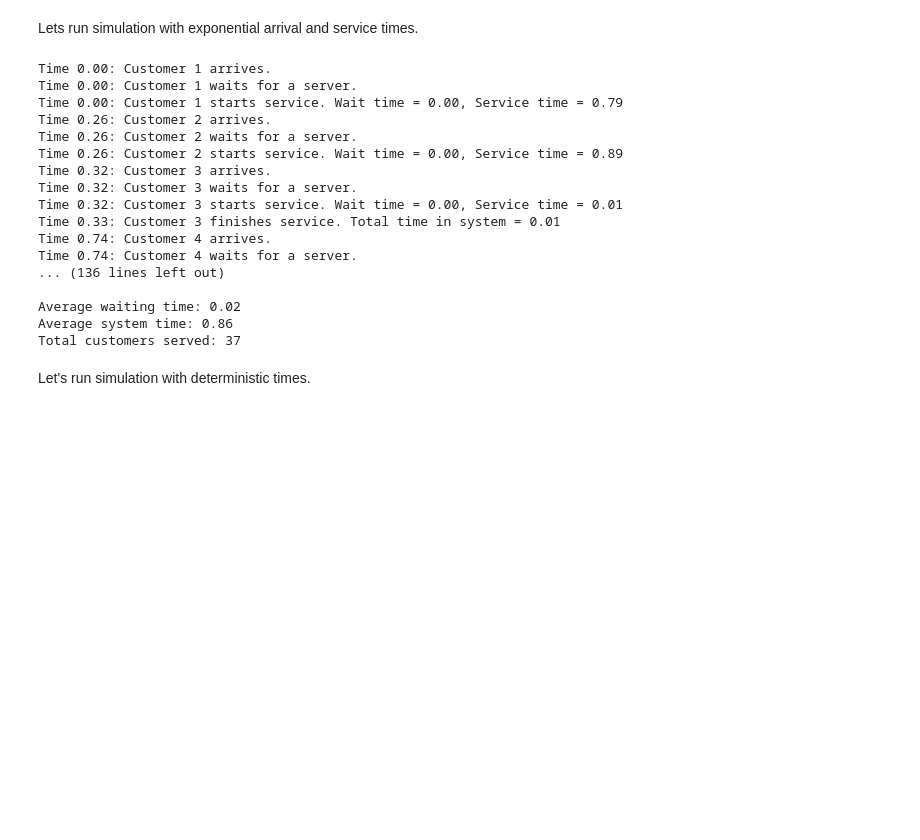
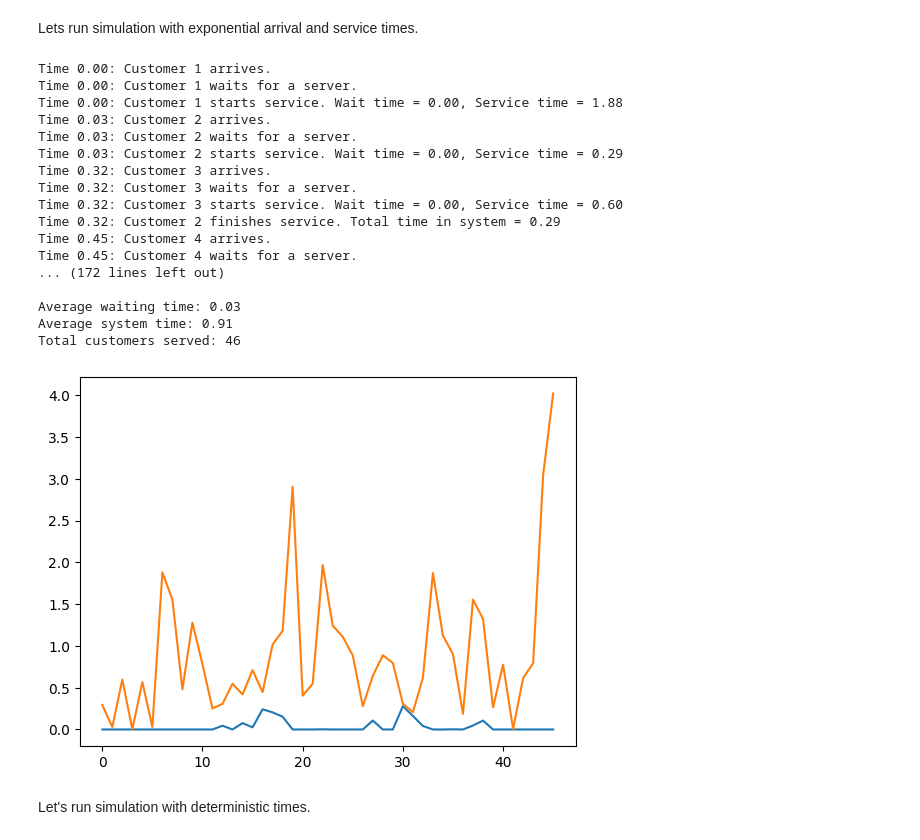
Before and after one commit to victorgarciacervantes/Discrete_event_simulation, a Jupyter notebook: prueba_2.ipynb, the cells around one changed output. Drawn from its saved outputs; the diff is of its cells as text; code cells hidden in the pictures; blank space fills up the shorter version.

```diff
--- a/prueba_2.ipynb
+++ b/prueba_2.ipynb
@@ -155,48 +156,54 @@ def customer_service(env, customer, servers, customer_id, function_service_times
 Lets run simulation with exponential arrival and service times.
 # %%
 # Parameters
-l = 4  # Rate of customer arrivals (lambda)
+l = 5  # Rate of customer arrivals (lambda)
 u = 1  # Rate of service (mu)
 m = 5  # Number of servers
 sim_duration = 10  # Simulation duration (in time units)
 
 # Lists to store results
 waiting_times = []
 system_times = []
 
 
 # Initialize the environment and server pool
+random.seed(1)
 env = simpy.Environment()
 servers = simpy.Resource(env, capacity=m)
 
 # Start the arrival process
 env.process(customer_arrivals(env, servers, sim_duration, exponential, exponential))
 
 # Run the simulation
 env.run()
 
 # Output the results
 print(f"\nAverage waiting time: {sum(waiting_times) / len(waiting_times):.2f}")
 print(f"Average system time: {sum(system_times) / len(system_times):.2f}")
 print(f"Total customers served: {len(waiting_times)}")
+
+plt.plot(waiting_times)
+plt.plot(system_times)
+plt.show()
 # %% [output]
 Time 0.00: Customer 1 arrives.
 Time 0.00: Customer 1 waits for a server.
-Time 0.00: Customer 1 starts service. Wait time = 0.00, Service time = 0.79
-Time 0.26: Customer 2 arrives.
-Time 0.26: Customer 2 waits for a server.
-Time 0.26: Customer 2 starts service. Wait time = 0.00, Service time = 0.89
+Time 0.00: Customer 1 starts service. Wait time = 0.00, Service time = 1.88
+Time 0.03: Customer 2 arrives.
+Time 0.03: Customer 2 waits for a server.
+Time 0.03: Customer 2 starts service. Wait time = 0.00, Service time = 0.29
 Time 0.32: Customer 3 arrives.
 Time 0.32: Customer 3 waits for a server.
-Time 0.32: Customer 3 starts service. Wait time = 0.00, Service time = 0.01
-Time 0.33: Customer 3 finishes service. Total time in system = 0.01
-Time 0.74: Customer 4 arrives.
-Time 0.74: Customer 4 waits for a server.
-... (136 lines left out)
+Time 0.32: Customer 3 starts service. Wait time = 0.00, Service time = 0.60
+Time 0.32: Customer 2 finishes service. Total time in system = 0.29
+Time 0.45: Customer 4 arrives.
+Time 0.45: Customer 4 waits for a server.
+... (172 lines left out)
 
-Average waiting time: 0.02
-Average system time: 0.86
-Total customers served: 37
+Average waiting time: 0.03
+Average system time: 0.91
+Total customers served: 46
+[figure, added]
 # %% [markdown]
 Let's run simulation with deterministic times.
 # %%
```
Also changed, not shown: parts of 11 cells of this notebook.
